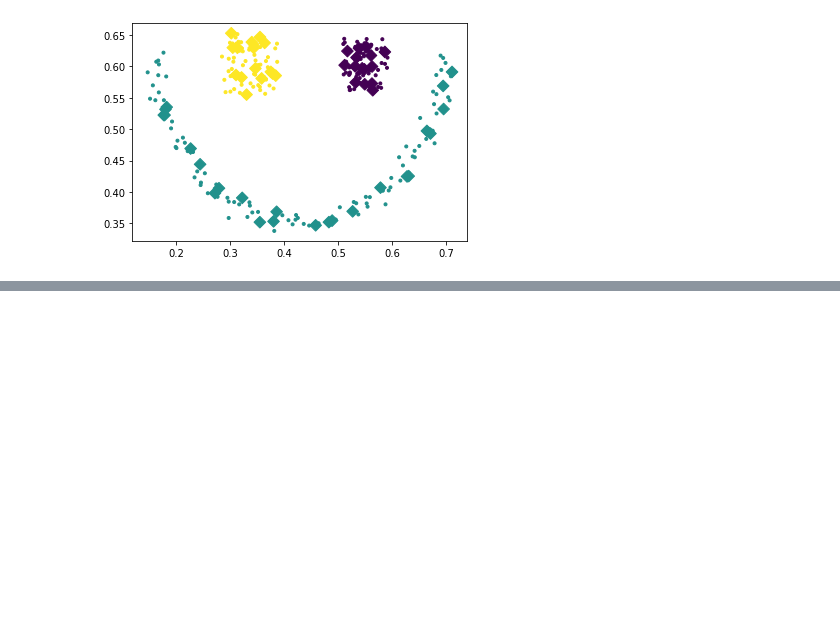
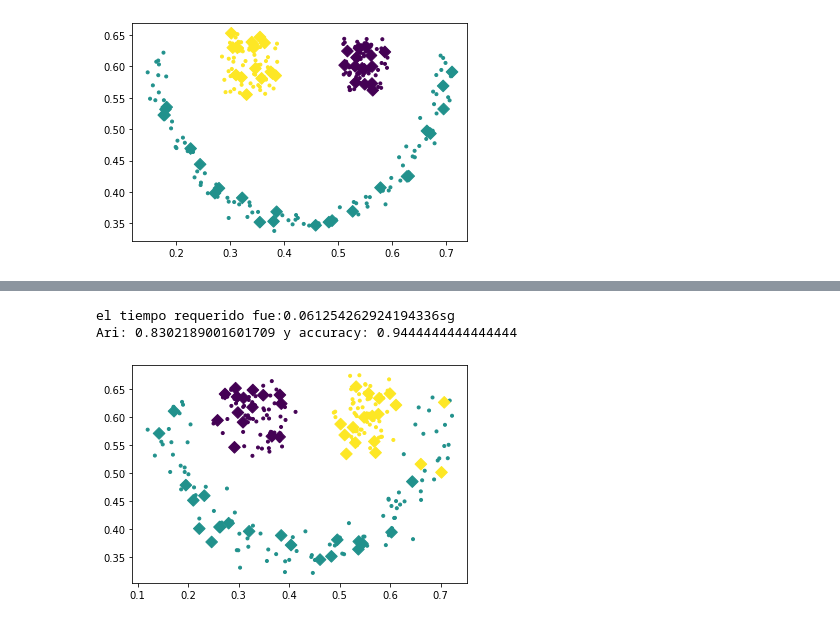
Before and after one commit to Bryan0122/Analitica-de-datos, a Jupyter notebook: PRI_Test2.ipynb, the cells around one changed output, grey strips where cells are left out. Saved outputs shown, nothing was run; the diff lists cells and outputs as text; code cells hidden in the pictures; blank space fills up the shorter version.

```diff
--- a/PRI_Test2.ipynb
+++ b/PRI_Test2.ipynb
@@ -167,0 +236,15 @@ Ari: 1.0 y accuracy: 1.0
+# %%
+t = time.time()
+p = SC(n_clusters_=3, gamma_=500, n_neighbors_=5, nn=3)
+p.fit(X_train, y_train)
+labels_pre_SC = p.predict(X_test)
+print('el tiempo requerido fue:'+ str(time.time() - t)+'sg')
+plt.scatter(X_train[:, 0], X_train[:, 1], c=y_train, marker='.')
+plt.scatter(X_test[:, 0], X_test[:, 1], c=labels_pre_SC, marker='D',s=68)
+Rari_SC=adjusted_rand_score(y_test,labels_pre_SC)
+Racc_SC=accuracy_score(y_test,labels_pre_SC)
+print('Ari: '+str(Rari_SC)+' y'+' accuracy: '+str(Racc_SC))
+# %% [output]
+el tiempo requerido fue:0.061254262924194336sg
+Ari: 0.8302189001601709 y accuracy: 0.9444444444444444
+[figure, added]
```
Also changed, not shown: parts of 19 cells of this notebook.
